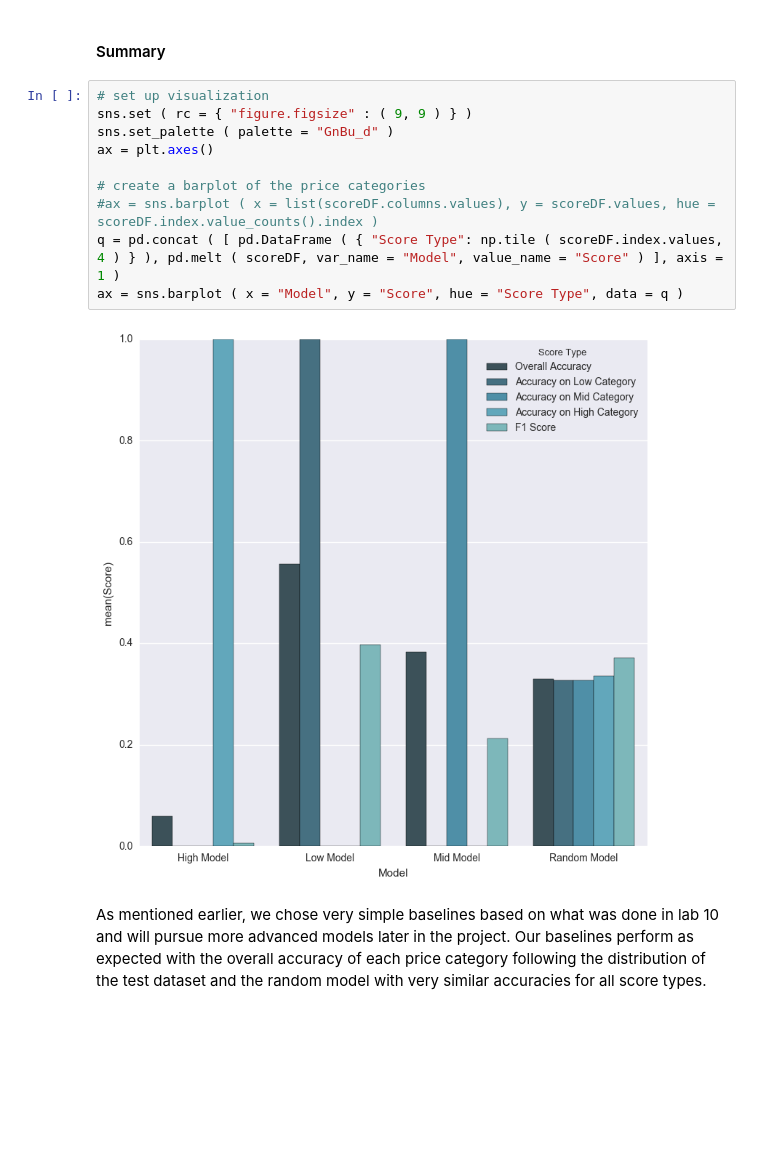
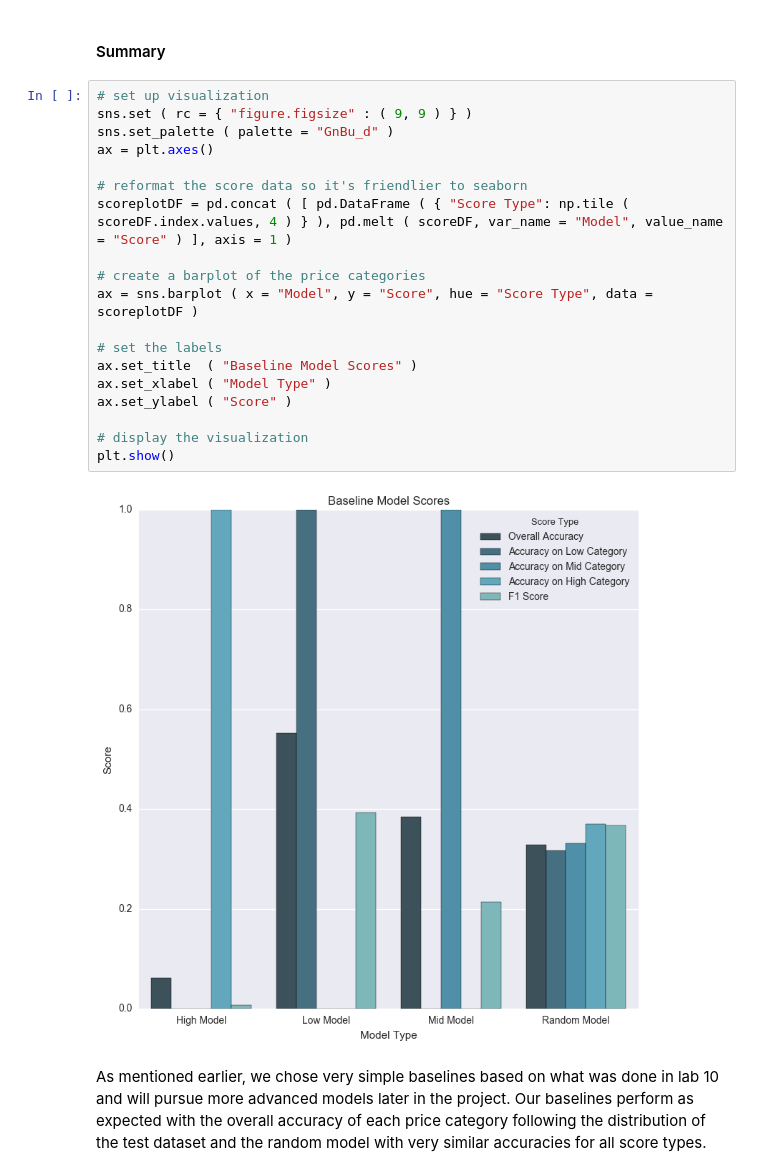
Before and after one commit to vijay4321/cs109AAirbnbProject, a Jupyter notebook: Camera-Murray-Garg-Thangella_CS109A_Project_Milestone4.ipynb, the cells around one changed output. Cells and saved outputs as stored; diff of their text form; blank space fills up the shorter version.

```diff
--- a/Camera-Murray-Garg-Thangella_CS109A_Project_Milestone4.ipynb
+++ b/Camera-Murray-Garg-Thangella_CS109A_Project_Milestone4.ipynb
@@ -250,14 +250,23 @@ scoreDF
 # %%
 # set up visualization
 sns.set ( rc = { "figure.figsize" : ( 9, 9 ) } )
 sns.set_palette ( palette = "GnBu_d" )
 ax = plt.axes()
 
+# reformat the score data so it's friendlier to seaborn
+scoreplotDF = pd.concat ( [ pd.DataFrame ( { "Score Type": np.tile ( scoreDF.index.values, 4 ) } ), pd.melt ( scoreDF, var_name = "Model", value_name = "Score" ) ], axis = 1 )
+
 # create a barplot of the price categories
-#ax = sns.barplot ( x = list(scoreDF.columns.values), y = scoreDF.values, hue = scoreDF.index.value_counts().index )
-q = pd.concat ( [ pd.DataFrame ( { "Score Type": np.tile ( scoreDF.index.values, 4 ) } ), pd.melt ( scoreDF, var_name = "Model", value_name = "Score" ) ], axis = 1 )
-ax = sns.barplot ( x = "Model", y = "Score", hue = "Score Type", data = q )
+ax = sns.barplot ( x = "Model", y = "Score", hue = "Score Type", data = scoreplotDF )
+
+# set the labels
+ax.set_title  ( "Baseline Model Scores" )
+ax.set_xlabel ( "Model Type" )
+ax.set_ylabel ( "Score" )
+
+# display the visualization
+plt.show()
 # %% [output]
-[figure, old version]
+[figure, new version]
 # %% [markdown]
 As mentioned earlier, we chose very simple baselines based on what was done in lab 10 and will pursue more advanced models later in the project. Our baselines perform as expected with the overall accuracy of each price category following the distribution of the test dataset and the random model with very similar accuracies for all score types.
```
Also changed, not shown: parts of 2 cells of this notebook, 8 other files.
